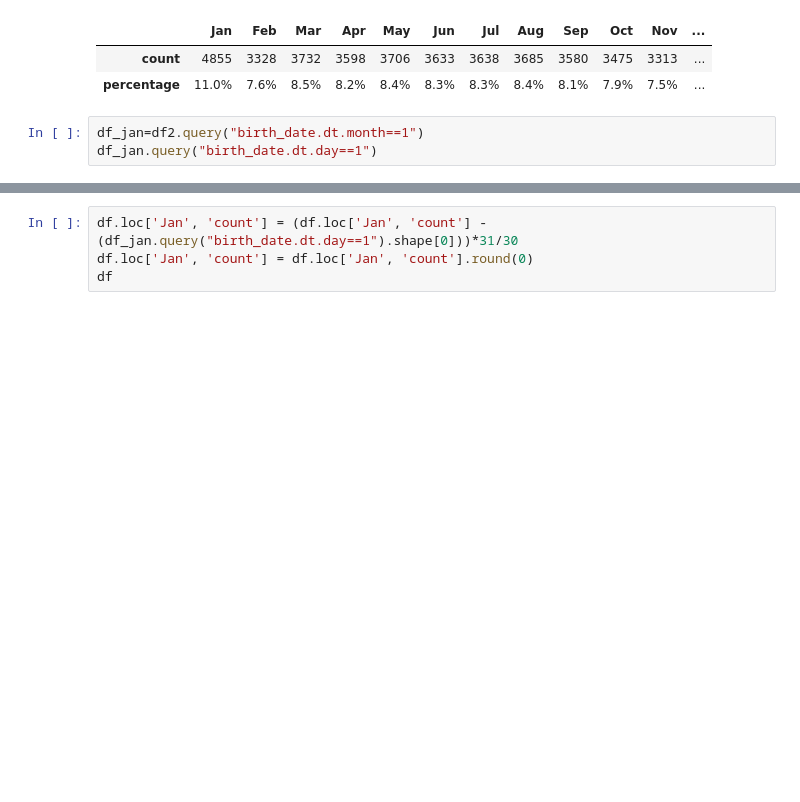
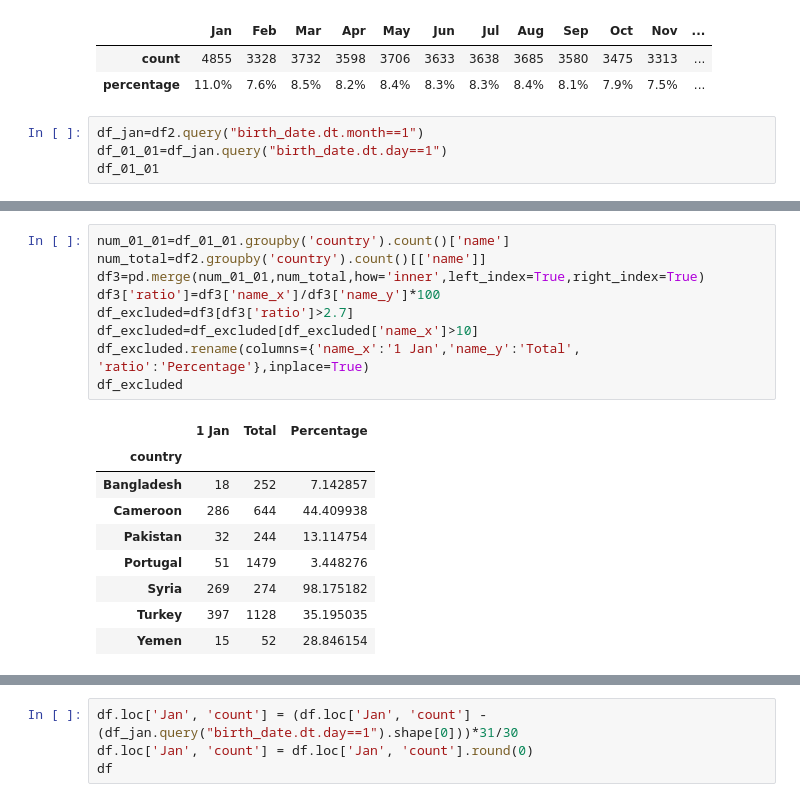
Before and after one commit to OjasSB/DS105, a Jupyter notebook: notebooks/GP.ipynb, the cells around one changed output, grey strips where cells are left out. Cells and saved outputs as stored; diff of their text form; blank space fills up the shorter version.

Commit message:
Excluding countries with high Jan skew
Also added country column in data

```diff
--- a/notebooks/GP.ipynb
+++ b/notebooks/GP.ipynb
@@ -311,7 +332,8 @@ monthly_df.transpose()
 | percentage | 11.0% | 7.6% | 8.5% | 8.2% | 8.4% | 8.3% | 8.3% | 8.4% | 8.1% | 7.9% | 7.5% | ... |
 # %%
 df_jan=df2.query("birth_date.dt.month==1")
-df_jan.query("birth_date.dt.day==1")
+df_01_01=df_jan.query("birth_date.dt.day==1")
+df_01_01
 # %% [output]
 |  | Unnamed: 0 | gender | id | identifiers | image | images | name | birth_date | links | ... |
 | 451 | 158 | male | 98284c6f-4b8e-4537-bdfe-dba9aefc83e3 | [{'identifier': 'Q9168623', 'sche... | https://www.parlament.al/wp-conte... | [{'url': 'https://www.parlament.a... | Ben Blushi | 1969-01-01 | [{'note': 'Wikipedia (de)', 'url'... | ... |
@@ -328,0 +351,19 @@ df_jan.query("birth_date.dt.day==1")
+# %%
+num_01_01=df_01_01.groupby('country').count()['name']
+num_total=df2.groupby('country').count()[['name']]
+df3=pd.merge(num_01_01,num_total,how='inner',left_index=True,right_index=True)
+df3['ratio']=df3['name_x']/df3['name_y']*100
+df_excluded=df3[df3['ratio']>2.7]
+df_excluded=df_excluded[df_excluded['name_x']>10]
+df_excluded.rename(columns={'name_x':'1 Jan','name_y':'Total', 'ratio':'Percentage'},inplace=True)
+df_excluded
+# %% [output]
+|  | 1 Jan | Total | Percentage |
+| country |  |  |  |
+| Bangladesh | 18 | 252 | 7.142857 |
+| Cameroon | 286 | 644 | 44.409938 |
+| Pakistan | 32 | 244 | 13.114754 |
+| Portugal | 51 | 1479 | 3.448276 |
+| Syria | 269 | 274 | 98.175182 |
+| Turkey | 397 | 1128 | 35.195035 |
+| Yemen | 15 | 52 | 28.846154 |
```
Also changed, not shown: parts of 11 cells of this notebook, 2 other files.
